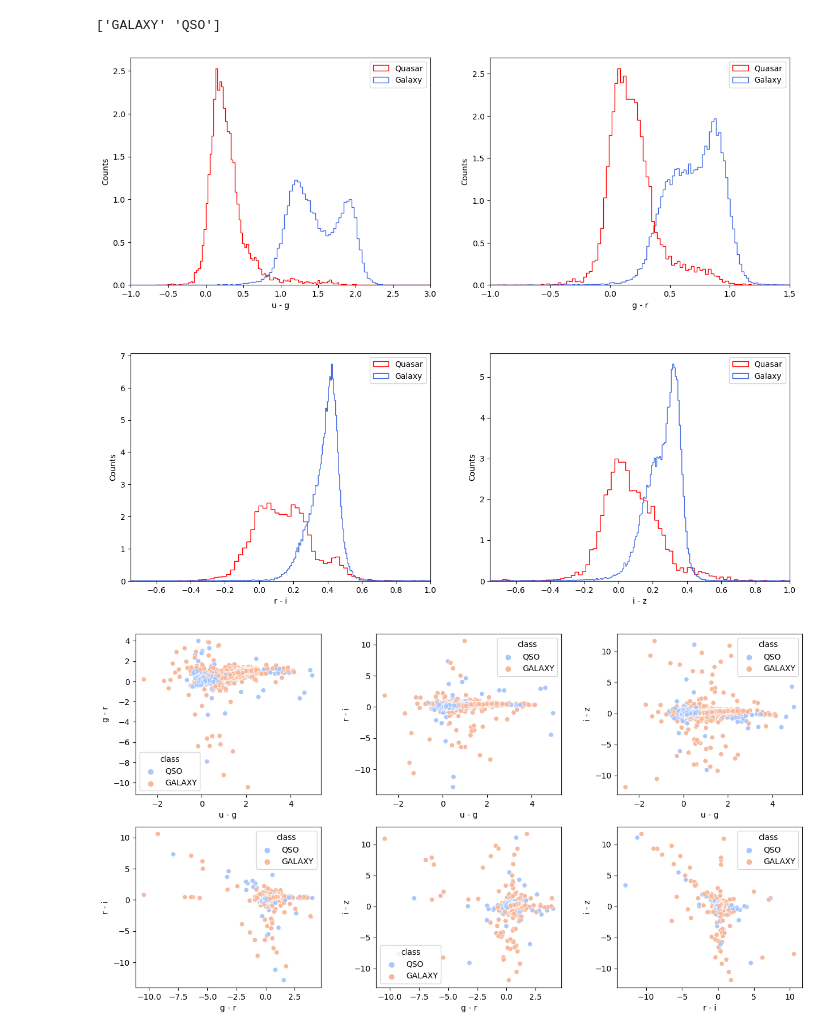
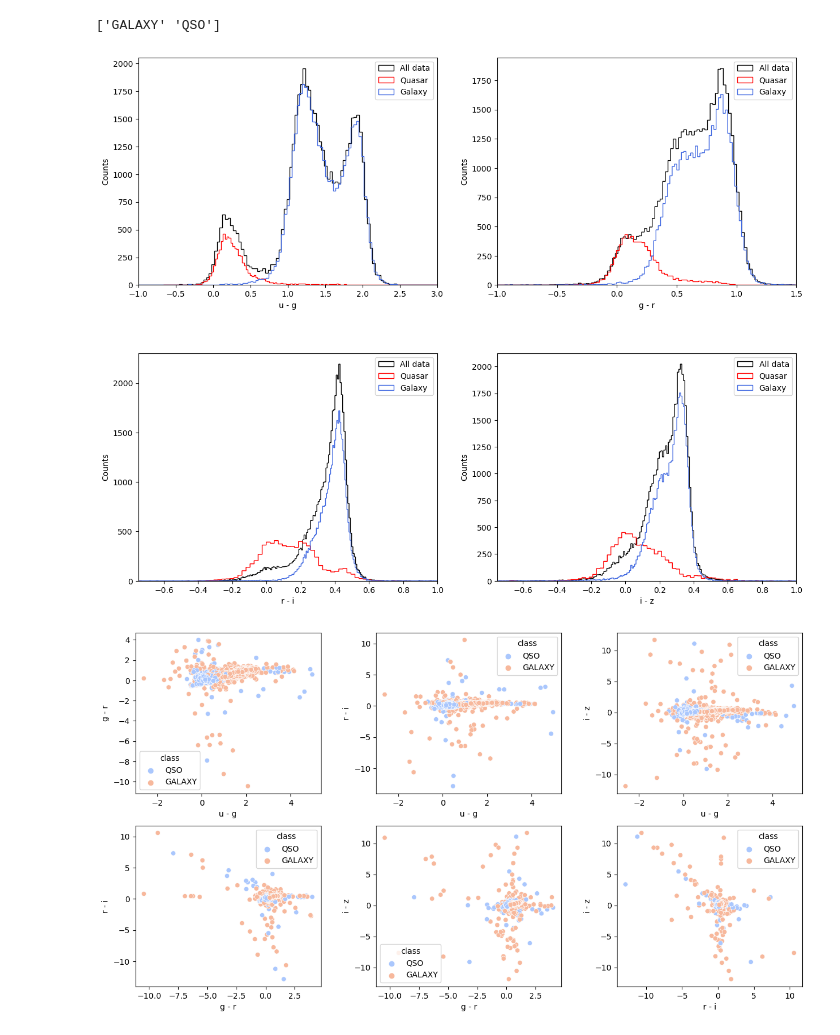
Before and after one commit to SimoneRestuccia/astrostatistics_bicocca_2024, a Jupyter notebook: working/L_19/Galaxy_vs_Quasars_1.ipynb, the cells around one changed output. Saved outputs shown, nothing was run; the diff lists cells and outputs as text; code cells hidden in the pictures.

```diff
--- a/working/L_19/Galaxy_vs_Quasars_1.ipynb
+++ b/working/L_19/Galaxy_vs_Quasars_1.ipynb
@@ -48,38 +70,43 @@ print(class_names)
 # %% [output]
 ['GALAXY' 'QSO']
 # %%
+#Histogram of the colors
 fig, axs = plt.subplots(2, 2, figsize=(15, 12))
 
-fancyhist(u_g[df_quasar['class']==1], bins="freedman", ax=axs[0,0], density=True, ec='red', histtype='step', label = 'Quasar')
-fancyhist(u_g[df_quasar['class']==0], bins="freedman", ax=axs[0,0], density=True, ec='royalblue', histtype='step', label = 'Galaxy')
+fancyhist(u_g, bins="freedman", ax=axs[0,0], ec='black', histtype='step', label = 'All data')
+fancyhist(u_g[df_quasar['class']==1], bins="freedman", ax=axs[0,0], ec='red', histtype='step', label = 'Quasar')
+fancyhist(u_g[df_quasar['class']==0], bins="freedman", ax=axs[0,0], ec='royalblue', histtype='step', label = 'Galaxy')
 axs[0,0].set_xlabel('u - g')
 axs[0,0].set_ylabel('Counts')
 axs[0,0].set_xlim(-1, 3)
 axs[0,0].legend()
 
-fancyhist(g_r[df_quasar['class']==1], bins="freedman", ax=axs[0,1], density=True, ec='red', histtype='step', label = 'Quasar')
-fancyhist(g_r[df_quasar['class']==0], bins="freedman", ax=axs[0,1], density=True, ec='royalblue', histtype='step', label = 'Galaxy')
+fancyhist(g_r, bins="freedman", ax=axs[0,1], ec='black', histtype='step', label = 'All data')
+fancyhist(g_r[df_quasar['class']==1], bins="freedman", ax=axs[0,1], ec='red', histtype='step', label = 'Quasar')
+fancyhist(g_r[df_quasar['class']==0], bins="freedman", ax=axs[0,1], ec='royalblue', histtype='step', label = 'Galaxy')
 axs[0,1].set_xlabel('g - r')
 axs[0,1].set_ylabel('Counts')
 axs[0,1].set_xlim(-1, 1.5)
 axs[0,1].legend()
 
-fancyhist(r_i[df_quasar['class']==1], bins="freedman", ax=axs[1,0], density=True, ec='red', histtype='step', label = 'Quasar')
-fancyhist(r_i[df_quasar['class']==0], bins="freedman", ax=axs[1,0], density=True, ec='royalblue', histtype='step', label = 'Galaxy')
+fancyhist(r_i, bins="freedman", ax=axs[1,0], ec='black', histtype='step', label = 'All data')
+fancyhist(r_i[df_quasar['class']==1], bins="freedman", ax=axs[1,0], ec='red', histtype='step', label = 'Quasar')
+fancyhist(r_i[df_quasar['class']==0], bins="freedman", ax=axs[1,0], ec='royalblue', histtype='step', label = 'Galaxy')
 axs[1,0].set_xlabel('r - i')
 axs[1,0].set_ylabel('Counts')
 axs[1,0].set_xlim(-0.75, 1)
 axs[1,0].legend()
 
-fancyhist(i_z[df_quasar['class']==1], bins="freedman", ax=axs[1,1], density=True, ec='red', histtype='step', label = 'Quasar')
-fancyhist(i_z[df_quasar['class']==0], bins="freedman", ax=axs[1,1], density=True, ec='royalblue', histtype='step', label = 'Galaxy')
+fancyhist(i_z, bins="freedman", ax=axs[1,1], ec='black', histtype='step', label = 'All data')
+fancyhist(i_z[df_quasar['class']==1], bins="freedman", ax=axs[1,1], ec='red', histtype='step', label = 'Quasar')
+fancyhist(i_z[df_quasar['class']==0], bins="freedman", ax=axs[1,1], ec='royalblue', histtype='step', label = 'Galaxy')
 axs[1,1].set_xlabel('i - z')
 axs[1,1].set_ylabel('Counts')
 axs[1,1].set_xlim(-0.75, 1)
 axs[1,1].legend()
 
 plt.subplots_adjust(hspace=0.3)
 plt.show()
 # %% [output]
-[figure, old version]
+[figure, new version]
 # %%
```
Also changed, not shown: parts of 22 cells of this notebook, 5 other files.
